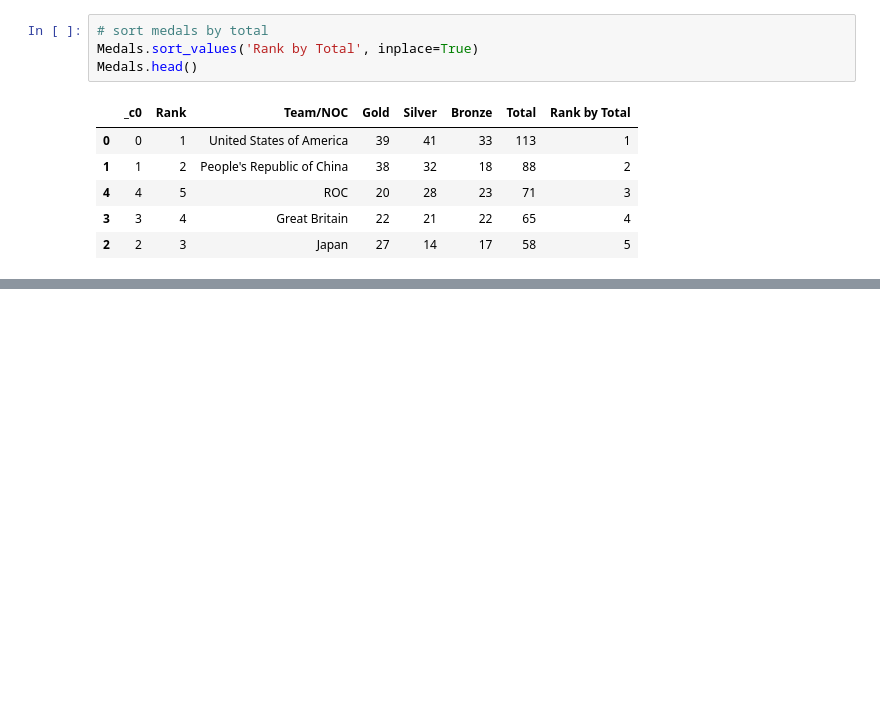
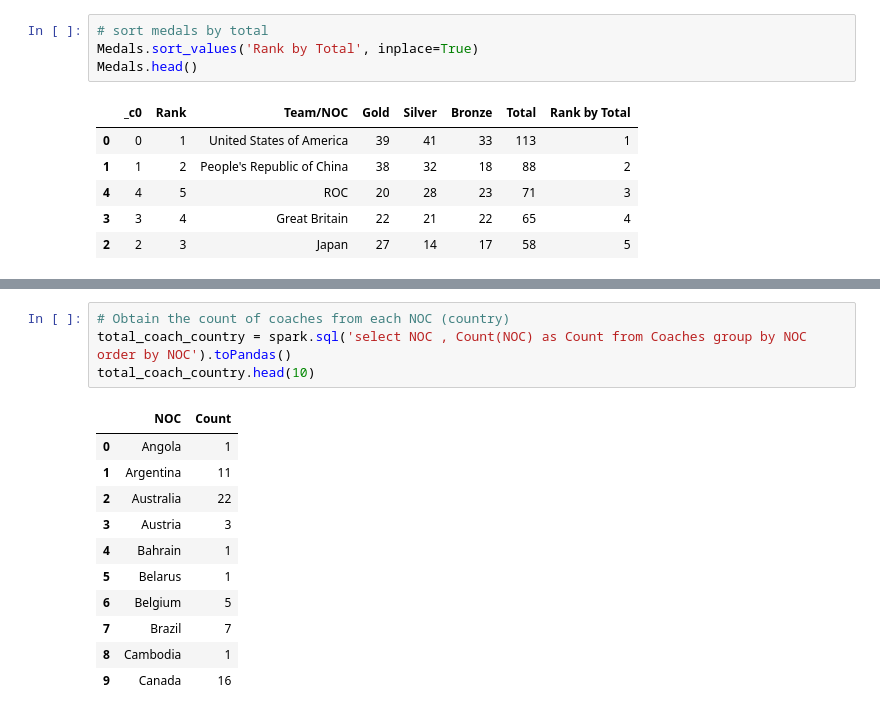
Before and after one commit to putrilydia/uas-big-data-2022, a Jupyter notebook: Final_Project_Big_Data.ipynb, the cells around one changed output, grey strips where cells are left out. Saved outputs shown, nothing was run; the diff lists cells and outputs as text; blank space fills up the shorter version.

```diff
--- a/Final_Project_Big_Data.ipynb
+++ b/Final_Project_Big_Data.ipynb
@@ -77,0 +107,16 @@ fig.show()
+# %%
+# Obtain the count of coaches from each NOC (country)
+total_coach_country = spark.sql('select NOC , Count(NOC) as Count from Coaches group by NOC order by NOC').toPandas()
+total_coach_country.head(10)
+# %% [output]
+|  | NOC | Count |
+| 0 | Angola | 1 |
+| 1 | Argentina | 11 |
+| 2 | Australia | 22 |
+| 3 | Austria | 3 |
+| 4 | Bahrain | 1 |
+| 5 | Belarus | 1 |
+| 6 | Belgium | 5 |
+| 7 | Brazil | 7 |
+| 8 | Cambodia | 1 |
+| 9 | Canada | 16 |
```
Also changed, not shown: parts of 11 cells of this notebook.
